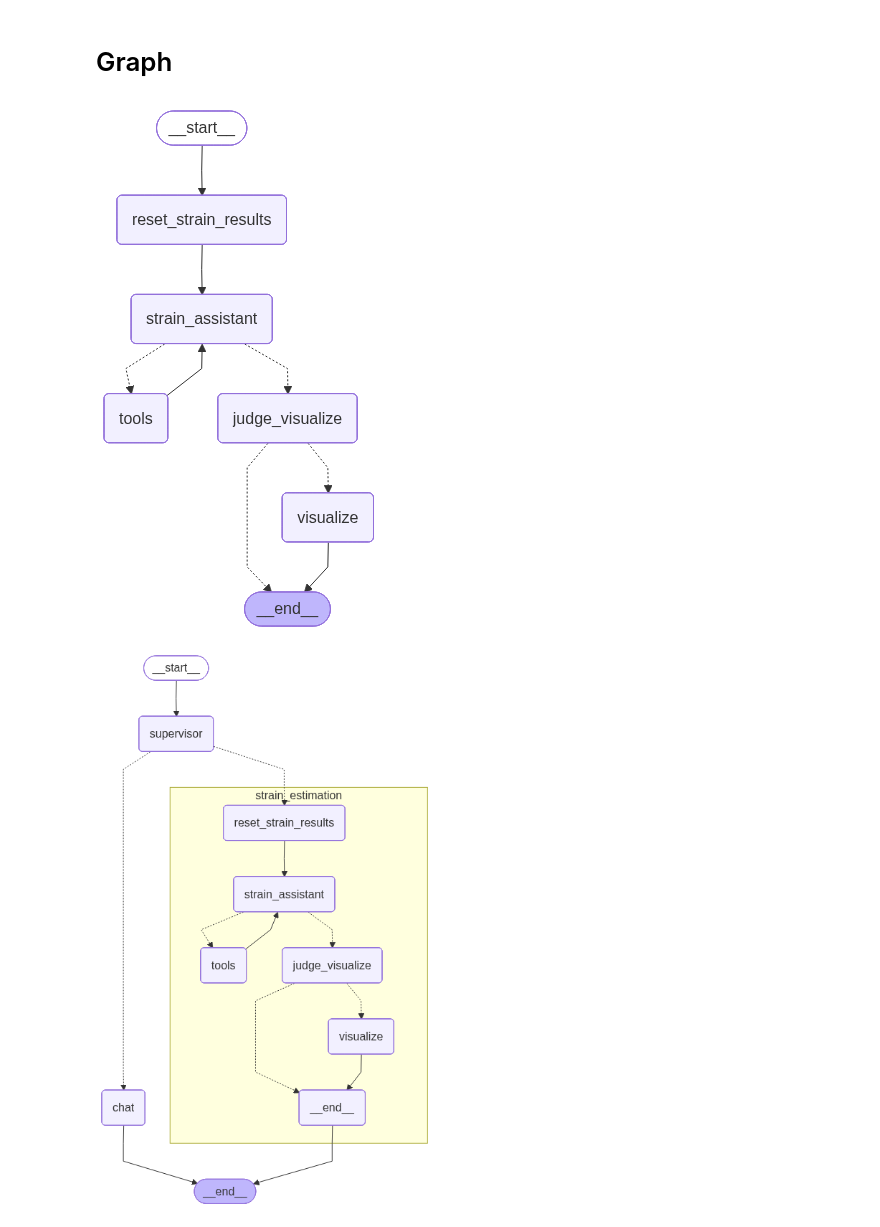
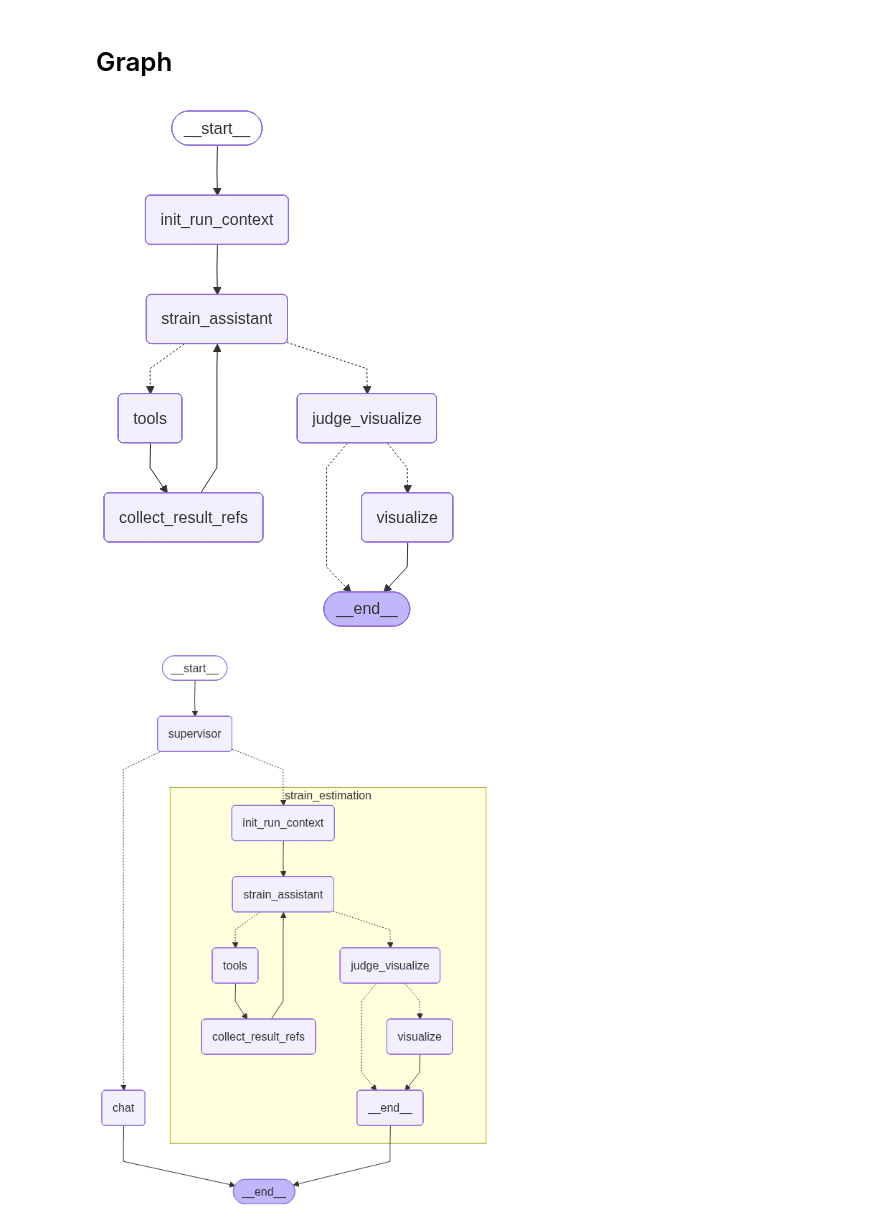
Before and after one commit to moyouqian/OCT_Agent, a Jupyter notebook: strain_estimation.ipynb, the cells around one changed output. Cells and saved outputs as stored; diff of their text form; code cells hidden in the pictures.

```diff
--- a/strain_estimation.ipynb
+++ b/strain_estimation.ipynb
@@ -309,6 +406,7 @@ def vector_method_g(
 @tool
 def cnn_method(
     file_path: str,
+    run_dir: Annotated[str, InjectedState("run_dir")],
     device_str: str = "cuda:0",
 ):
     """
@@ -324,13 +422,6 @@ def cnn_method(
     """
     try:
         result_key = make_cnn_result_key()
-
-        if (
-            file_path in global_strain_results
-            and result_key in global_strain_results[file_path]
-        ):
-            old_result = global_strain_results[file_path][result_key]
-            return f"CNN结果已存在，file={file_path}，key={result_key}，shape={old_result.shape}"
 
         if device_str.startswith("cuda") and torch.cuda.is_available():
             device = torch.device(device_str)
@@ -360,9 +451,21 @@ def cnn_method(
         strain = strain.squeeze().cpu().detach().numpy()
         strain = np.transpose(np.array(strain))
 
-        save_result(file_path, result_key, strain)
+        ref = save_array_result(
+            run_dir=run_dir,
+            file_path=file_path,
+            result_key=result_key,
+            array=strain,
+        )
 
-        return f"CNN计算成功，file={file_path}，key={result_key}，shape={strain.shape}"
+        return json.dumps(
+            {
+                "status": "success",
+                "method": "cnn",
+                "ref": ref,
+            },
+            ensure_ascii=False,
+        )
 
     except Exception as e:
         return f"CNN计算过程中发生错误: {str(e)}"
@@ -616,14 +795,14 @@ def reset_strain_results(state: MessagesState):
 # =========================
 # 10. 路由
 # =========================
-def route_after_assistant(state: MessagesState):
+def route_after_assistant(state: StrainGraphState):
     last_msg = state["messages"][-1]
     if hasattr(last_msg, "tool_calls") and last_msg.tool_calls:
         return "tools"
     return "judge_visualize"
 
 
-def route_after_judge(state: MessagesState):
+def route_after_judge(state: StrainGraphState):
     last_msg = state["messages"][-1].content.strip()
     if "否" in last_msg:
         return END
@@ -631,53 +810,53 @@ def route_after_judge(state: MessagesState):
 # %% [markdown]
 # Graph
 # %%
-
 # =========================
-# 11. 图
+# 11. ?
 # =========================
 
 tool_node = ToolNode([vector_method_g, cnn_method, bnn_method])
 
-builder = StateGraph(MessagesState)
+builder = StateGraph(StrainGraphState)
 
-builder.add_node("reset_strain_results", reset_strain_results)
+builder.add_node("init_run_context", init_run_context)
 builder.add_node("strain_assistant", strain_assistant)
 builder.add_node("tools", tool_node)
+builder.add_node("collect_result_refs", collect_result_refs)
 builder.add_node("judge_visualize", judge_visualize)
 builder.add_node("visualize", visualize_node)
 
-builder.add_edge(START, "reset_strain_results")
-builder.add_edge("reset_strain_results", "strain_assistant")
+builder.add_edge(START, "init_run_context")
+builder.add_edge("init_run_context", "strain_assistant")
 
 builder.add_conditional_edges(
     "strain_assistant",
     route_after_assistant,
     {
         "tools": "tools",
         "judge_visualize": "judge_visualize",
     }
 )
 
-# 关键：工具执行完回到 assistant，让它继续思考是否还要调用
-builder.add_edge("tools", "strain_assistant")
+builder.add_edge("tools", "collect_result_refs")
+builder.add_edge("collect_result_refs", "strain_assistant")
 
 builder.add_conditional_edges(
     "judge_visualize",
     route_after_judge,
     {
         "visualize": "visualize",
         END: END,
     }
 )
 
 builder.add_edge("visualize", END)
 
 strain_estimation = builder.compile()
 
 # Show
 display(Image(strain_estimation.get_graph(xray=True).draw_mermaid_png()))
 # %% [output]
-[figure, old version]
+[figure, new version]
 # %%
 # response = strain_eetimation.invoke(
 #     {
@@ -749,7 +928,7 @@ agent_builder = StateGraph(EntryGraphState)
 
 agent_builder.add_node("supervisor", supervisor)
 agent_builder.add_node("chat", chat)
-agent_builder.add_node("strain_estimation", builder.compile())
+agent_builder.add_node("strain_estimation", strain_estimation)
 
 agent_builder.add_conditional_edges(
     "supervisor",
@@ -768,7 +947,7 @@ OCT_agent = agent_builder.compile()
 # Show
 display(Image(OCT_agent.get_graph(xray=True).draw_mermaid_png()))
 # %% [output]
-[figure, old version]
+[figure, new version]
 # %%
 response = OCT_agent.invoke(
     {
```
Also changed, not shown: parts of 10 cells of this notebook, 1 other file.
